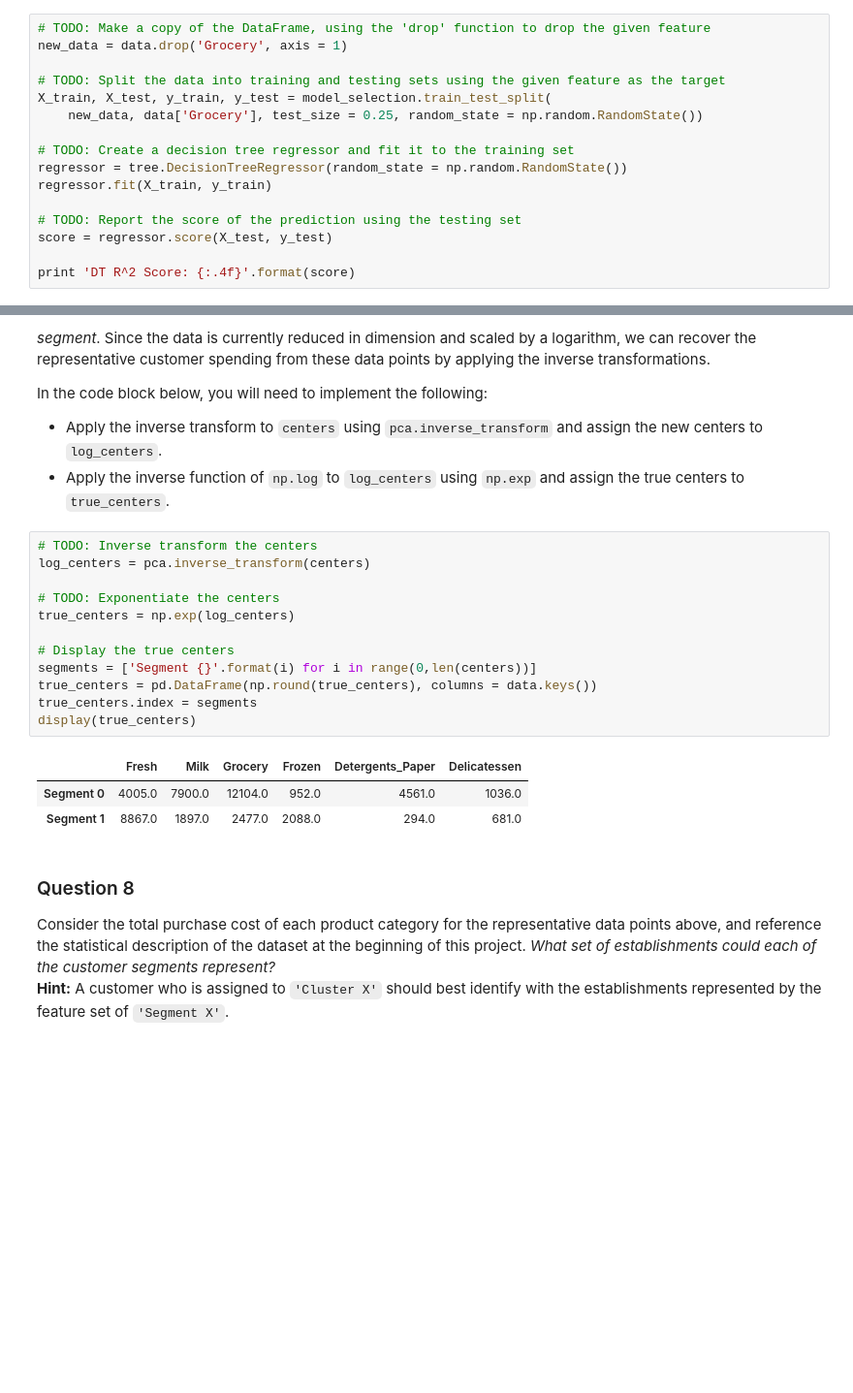
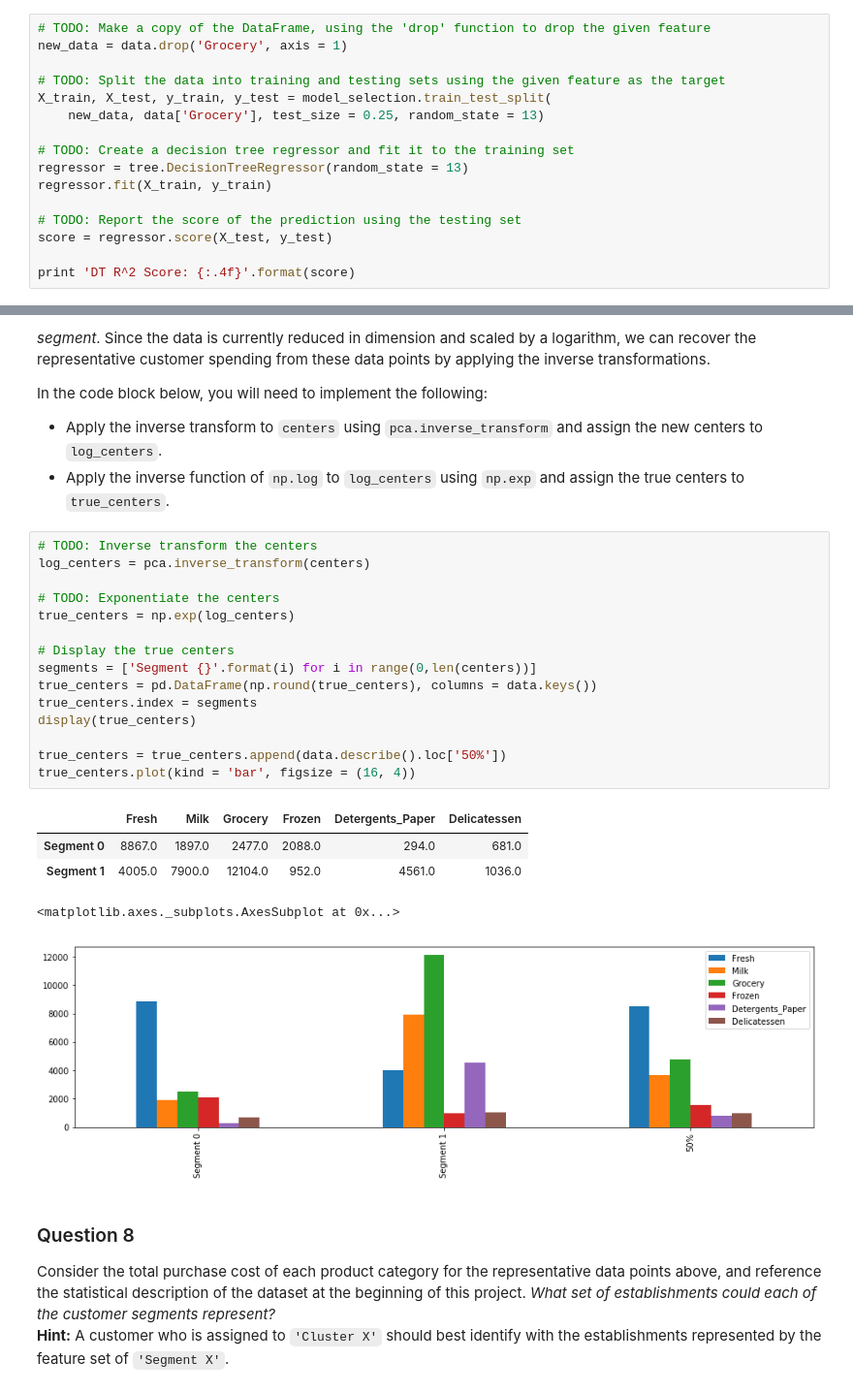
Before and after one commit to hammad93/machine-learning-projects, a Jupyter notebook: projects/customer_segments/customer_segments.ipynb, the cells around one changed output, grey strips where cells are left out. Shown: that part at 97% size. Saved outputs shown, nothing was run; the diff lists cells and outputs as text; blank space fills up the shorter version.

```diff
--- a/projects/customer_segments/customer_segments.ipynb
+++ b/projects/customer_segments/customer_segments.ipynb
@@ -107,10 +121,10 @@ new_data = data.drop('Grocery', axis = 1)
 
 # TODO: Split the data into training and testing sets using the given feature as the target
 X_train, X_test, y_train, y_test = model_selection.train_test_split(
-    new_data, data['Grocery'], test_size = 0.25, random_state = np.random.RandomState())
+    new_data, data['Grocery'], test_size = 0.25, random_state = 13)
 
 # TODO: Create a decision tree regressor and fit it to the training set
-regressor = tree.DecisionTreeRegressor(random_state = np.random.RandomState())
+regressor = tree.DecisionTreeRegressor(random_state = 13)
 regressor.fit(X_train, y_train)
 
 # TODO: Report the score of the prediction using the testing set
@@ -503,19 +535,24 @@ In the code block below, you will need to implement the following:
 # %%
 # TODO: Inverse transform the centers
 log_centers = pca.inverse_transform(centers)
 
 # TODO: Exponentiate the centers
 true_centers = np.exp(log_centers)
 
 # Display the true centers
 segments = ['Segment {}'.format(i) for i in range(0,len(centers))]
 true_centers = pd.DataFrame(np.round(true_centers), columns = data.keys())
 true_centers.index = segments
 display(true_centers)
+
+true_centers = true_centers.append(data.describe().loc['50%'])
+true_centers.plot(kind = 'bar', figsize = (16, 4))
 # %% [output]
 |  | Fresh | Milk | Grocery | Frozen | Detergents_Paper | Delicatessen |
-| Segment 0 | 4005.0 | 7900.0 | 12104.0 | 952.0 | 4561.0 | 1036.0 |
-| Segment 1 | 8867.0 | 1897.0 | 2477.0 | 2088.0 | 294.0 | 681.0 |
+| Segment 0 | 8867.0 | 1897.0 | 2477.0 | 2088.0 | 294.0 | 681.0 |
+| Segment 1 | 4005.0 | 7900.0 | 12104.0 | 952.0 | 4561.0 | 1036.0 |
+<matplotlib.axes._subplots.AxesSubplot at 0x...>
+[figure, added]
 # %% [markdown]
 ### Question 8
 Consider the total purchase cost of each product category for the representative data points above, and reference the statistical description of the dataset at the beginning of this project. *What set of establishments could each of the customer segments represent?*
```
Also changed, not shown: parts of 9 cells of this notebook.
